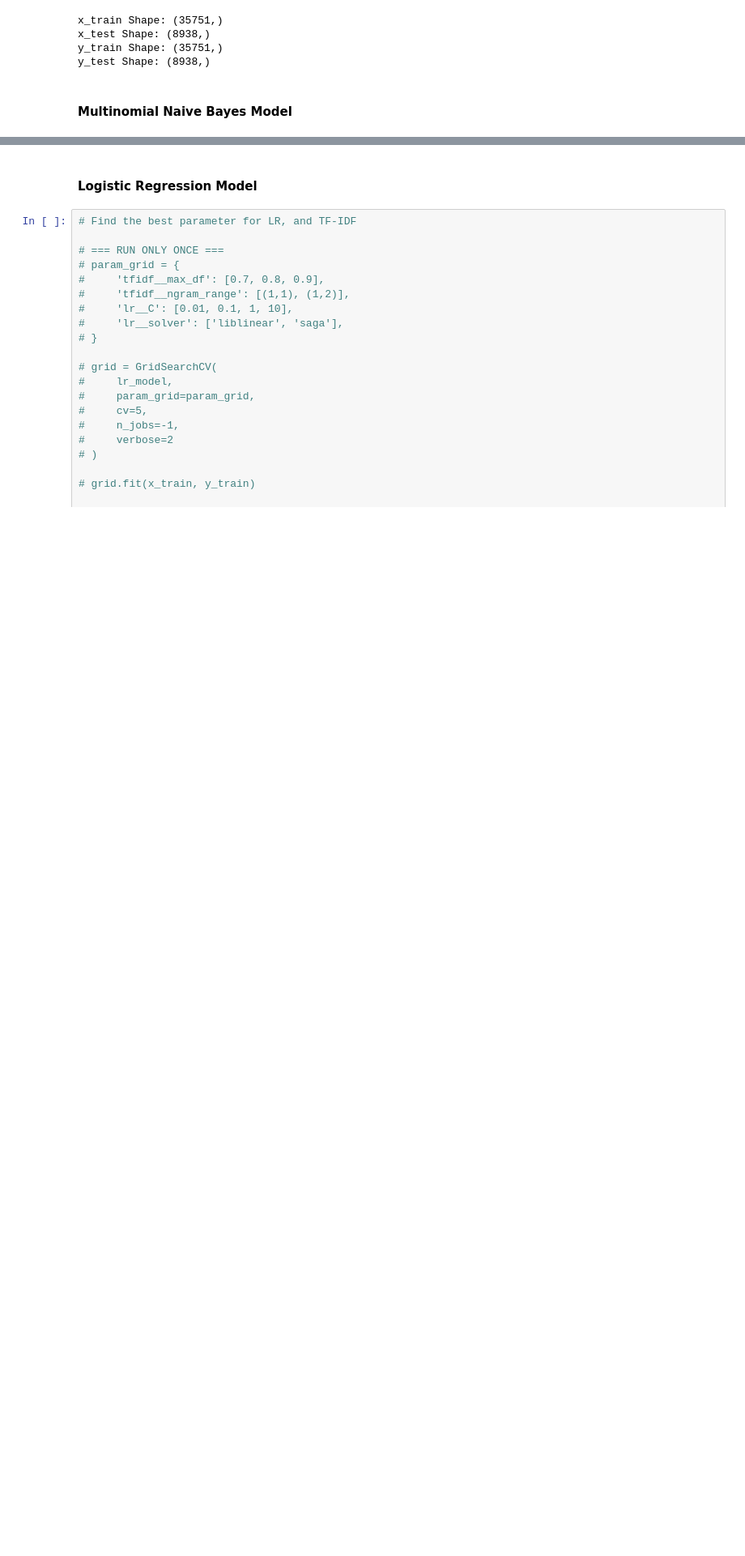
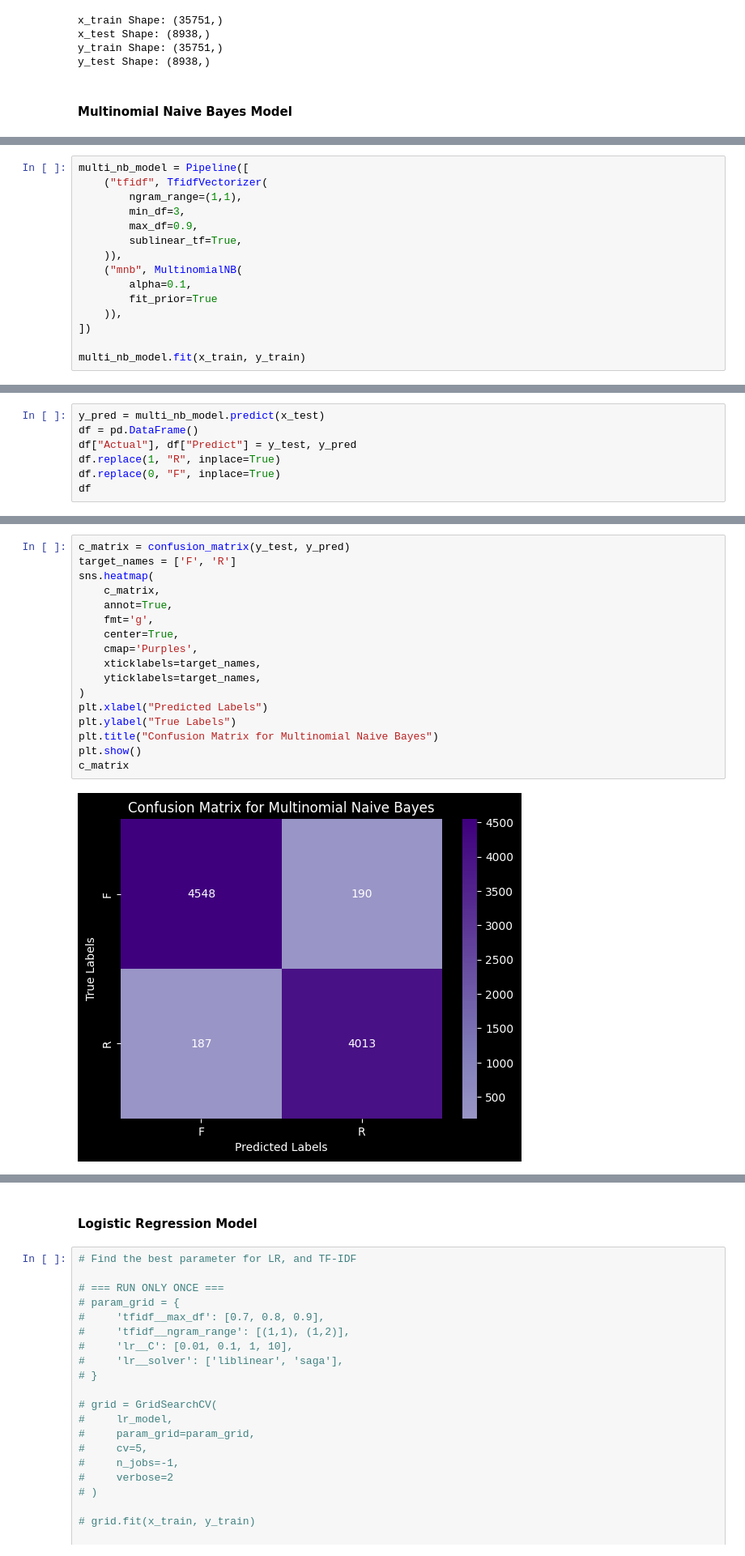
Before and after one commit to xRomory/CCMACLRL_COM231ML_PROJECT, a Jupyter notebook: fake_news/fake_news_detection.ipynb, the cells around one changed output, grey strips where cells are left out. Shown: that part at 81% size. Cells and saved outputs as stored; diff of their text form; blank space fills up the shorter version.

Commit message:
Added SVM, and Naive Bayes

```diff
--- a/fake_news/fake_news_detection.ipynb
+++ b/fake_news/fake_news_detection.ipynb
@@ -375,0 +416,15 @@ y_test Shape: (8938,)
+# %%
+multi_nb_model = Pipeline([
+    ("tfidf", TfidfVectorizer(
+        ngram_range=(1,1),
+        min_df=3,
+        max_df=0.9,
+        sublinear_tf=True,
+    )),
+    ("mnb", MultinomialNB(
+        alpha=0.1,
+        fit_prior=True
+    )),
+])
+
+multi_nb_model.fit(x_train, y_train)
@@ -375,0 +443,7 @@ y_test Shape: (8938,)
+# %%
+y_pred = multi_nb_model.predict(x_test)
+df = pd.DataFrame()
+df["Actual"], df["Predict"] = y_test, y_pred
+df.replace(1, "R", inplace=True)
+df.replace(0, "F", inplace=True)
+df
@@ -375,0 +464,19 @@ y_test Shape: (8938,)
+# %%
+c_matrix = confusion_matrix(y_test, y_pred)
+target_names = ['F', 'R']
+sns.heatmap(
+    c_matrix,
+    annot=True,
+    fmt='g',
+    center=True,
+    cmap='Purples',
+    xticklabels=target_names,
+    yticklabels=target_names,
+)
+plt.xlabel("Predicted Labels")
+plt.ylabel("True Labels")
+plt.title("Confusion Matrix for Multinomial Naive Bayes")
+plt.show()
+c_matrix
+# %% [output]
+[figure, added]
```
Also changed, not shown: parts of 36 cells of this notebook.
